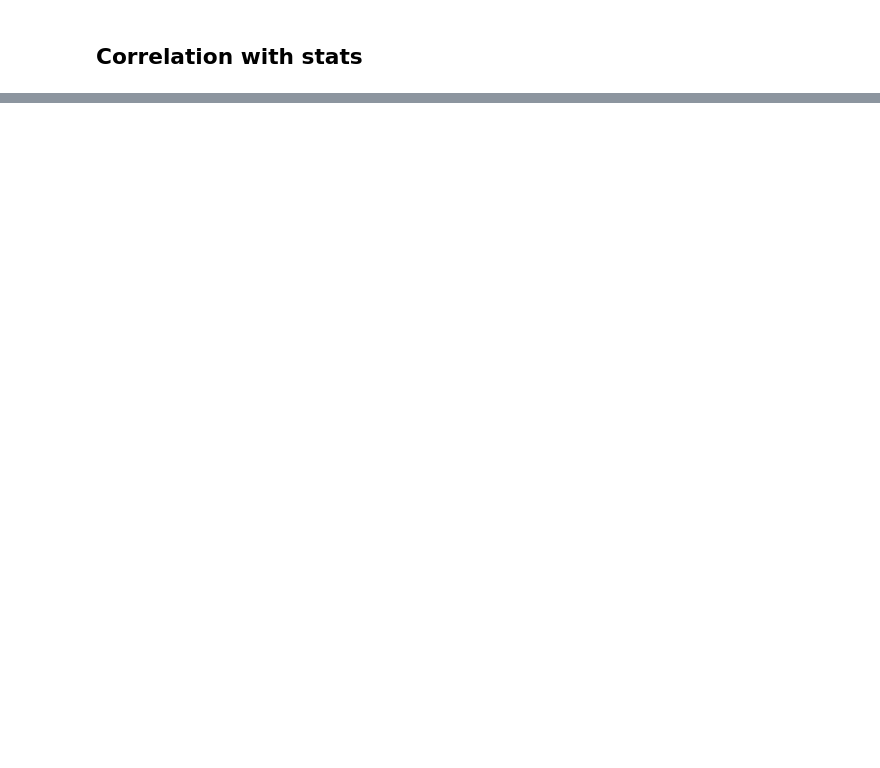
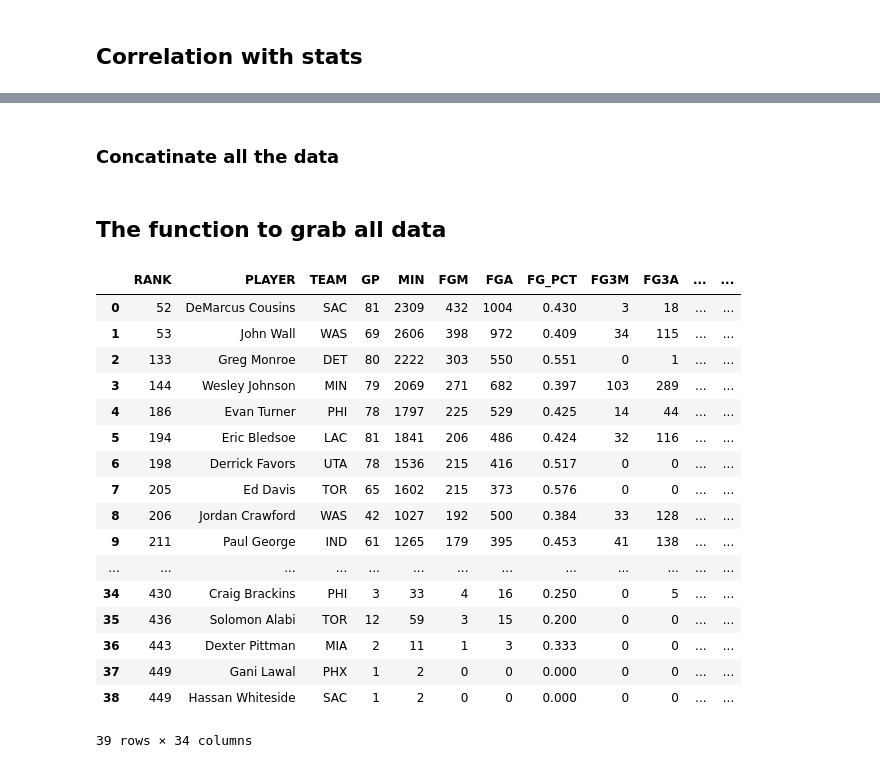
Before and after one commit to mannievilla/NBA-Draft-Selections, a Jupyter notebook: NBA_webscrape.ipynb, the cells around one changed output, grey strips where cells are left out. Cells and saved outputs as stored; diff of their text form; code cells hidden in the pictures; blank space fills up the shorter version.

```diff
--- a/NBA_webscrape.ipynb
+++ b/NBA_webscrape.ipynb
@@ -818,0 +972,2 @@ plt.show()
+# %% [markdown]
+### Concatinate all the data
@@ -818,0 +1002,2 @@ plt.show()
+# %% [markdown]
+## The function to grab all data
@@ -818,0 +1055,22 @@ plt.show()
+# %%
+player_metrics_w_stats = collect_player_metric_data()
+player_metrics_w_stats[0]
+# %% [output]
+|  | RANK | PLAYER | TEAM | GP | MIN | FGM | FGA | FG_PCT | FG3M | FG3A | ... | ... |
+| 0 | 52 | DeMarcus Cousins | SAC | 81 | 2309 | 432 | 1004 | 0.430 | 3 | 18 | ... | ... |
+| 1 | 53 | John Wall | WAS | 69 | 2606 | 398 | 972 | 0.409 | 34 | 115 | ... | ... |
+| 2 | 133 | Greg Monroe | DET | 80 | 2222 | 303 | 550 | 0.551 | 0 | 1 | ... | ... |
+| 3 | 144 | Wesley Johnson | MIN | 79 | 2069 | 271 | 682 | 0.397 | 103 | 289 | ... | ... |
+| 4 | 186 | Evan Turner | PHI | 78 | 1797 | 225 | 529 | 0.425 | 14 | 44 | ... | ... |
+| 5 | 194 | Eric Bledsoe | LAC | 81 | 1841 | 206 | 486 | 0.424 | 32 | 116 | ... | ... |
+| 6 | 198 | Derrick Favors | UTA | 78 | 1536 | 215 | 416 | 0.517 | 0 | 0 | ... | ... |
+| 7 | 205 | Ed Davis | TOR | 65 | 1602 | 215 | 373 | 0.576 | 0 | 0 | ... | ... |
+| 8 | 206 | Jordan Crawford | WAS | 42 | 1027 | 192 | 500 | 0.384 | 33 | 128 | ... | ... |
+| 9 | 211 | Paul George | IND | 61 | 1265 | 179 | 395 | 0.453 | 41 | 138 | ... | ... |
+| ... | ... | ... | ... | ... | ... | ... | ... | ... | ... | ... | ... | ... |
+| 34 | 430 | Craig Brackins | PHI | 3 | 33 | 4 | 16 | 0.250 | 0 | 5 | ... | ... |
+| 35 | 436 | Solomon Alabi | TOR | 12 | 59 | 3 | 15 | 0.200 | 0 | 0 | ... | ... |
+| 36 | 443 | Dexter Pittman | MIA | 2 | 11 | 1 | 3 | 0.333 | 0 | 0 | ... | ... |
+| 37 | 449 | Gani Lawal | PHX | 1 | 2 | 0 | 0 | 0.000 | 0 | 0 | ... | ... |
+| 38 | 449 | Hassan Whiteside | SAC | 1 | 2 | 0 | 0 | 0.000 | 0 | 0 | ... | ... |
+39 rows × 34 columns
```
Also changed, not shown: parts of 26 cells of this notebook.
